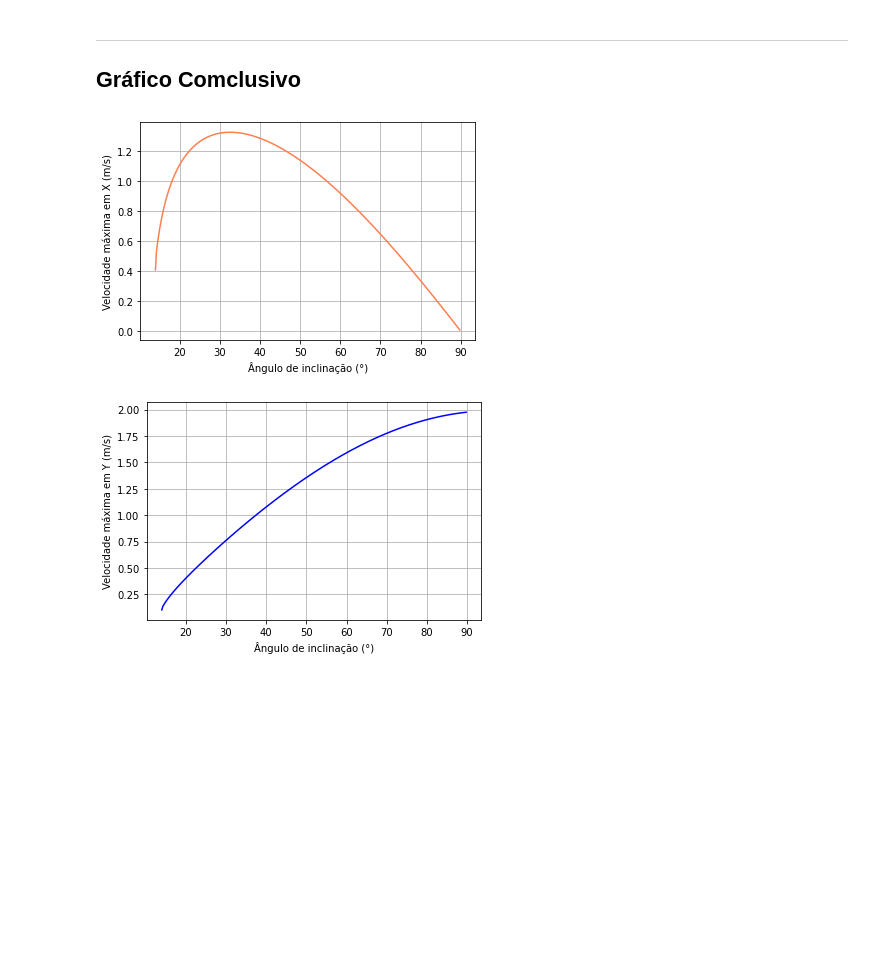
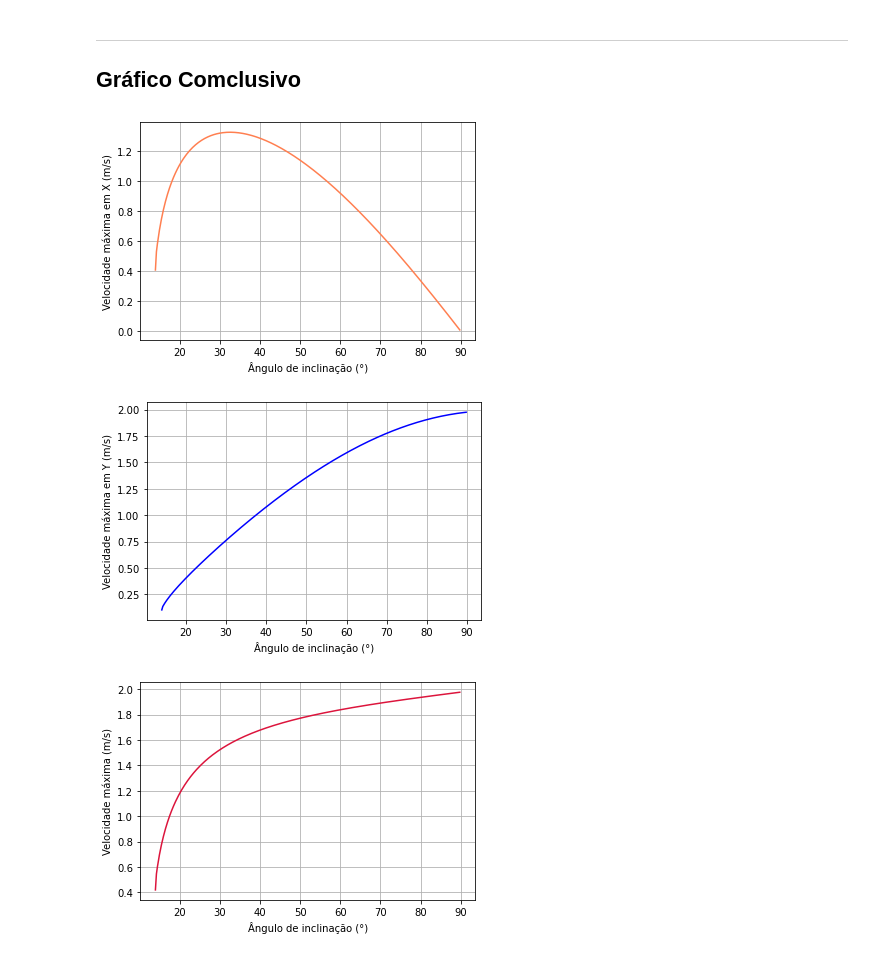
Before and after one commit to pedroivoal/Modsim-P3, a Jupyter notebook: Implementação/modelo.ipynb, the cells around one changed output. Drawn from its saved outputs; the diff is of its cells as text; code cells hidden in the pictures; blank space fills up the shorter version.

```diff
--- a/Implementação/modelo.ipynb
+++ b/Implementação/modelo.ipynb
@@ -214,6 +214,7 @@ comparaçãoXY.savefig('5.comparaçãoXY.png',  format = 'png', dpi = 1200)
 L_ang_ini = np.arange(14, 90, 0.25)
 L_vxmax = []
 L_vymax = []
+L_vmax = []
 
 for ang in L_ang_ini:
     rc = odeint(modelo1, x0, L_t, args=(ang,))
@@ -222,30 +223,44 @@ for ang in L_ang_ini:
     L_vyc = rc[:,3]
 
     vxmax = max(L_vxc)
     vymax = -min(L_vyc)
+    vmax = sqrt(vxmax**2 + vymax**2)
 
     L_vxmax.append(vxmax)
     L_vymax.append(vymax)
+    L_vmax.append(vmax)
+
 
 # Velocidade em X
 vmaxX, ax = plt.subplots()
 plt.plot(L_ang_ini, L_vxmax, 'coral')
 plt.title('')
 plt.xlabel('Ângulo de inclinação (°)')
 plt.ylabel('Velocidade máxima em X (m/s)')
 plt.grid(True)
 plt.show()
 vmaxX.savefig('6.vmaxX.png',  format = 'png', dpi = 1200)
 
 # Velocidade em Y
 vmaxY, ax = plt.subplots()
 plt.plot(L_ang_ini, L_vymax, 'b')
 plt.title('')
 plt.xlabel('Ângulo de inclinação (°)')
 plt.ylabel('Velocidade máxima em Y (m/s)')
 plt.grid(True)
 plt.show()
 vmaxY.savefig('7.vmaxY.png',  format = 'png', dpi = 1200)
+
+# Velocidade
+vmax, ax = plt.subplots()
+plt.plot(L_ang_ini, L_vmax, 'crimson')
+plt.title('')
+plt.xlabel('Ângulo de inclinação (°)')
+plt.ylabel('Velocidade máxima (m/s)')
+plt.grid(True)
+plt.show()
+vmax.savefig('6.vmax.png',  format = 'png', dpi = 1200)
 # %% [output]
 [figure]
 [figure]
+[figure, added]
```
Also changed, not shown: 1 other file.
